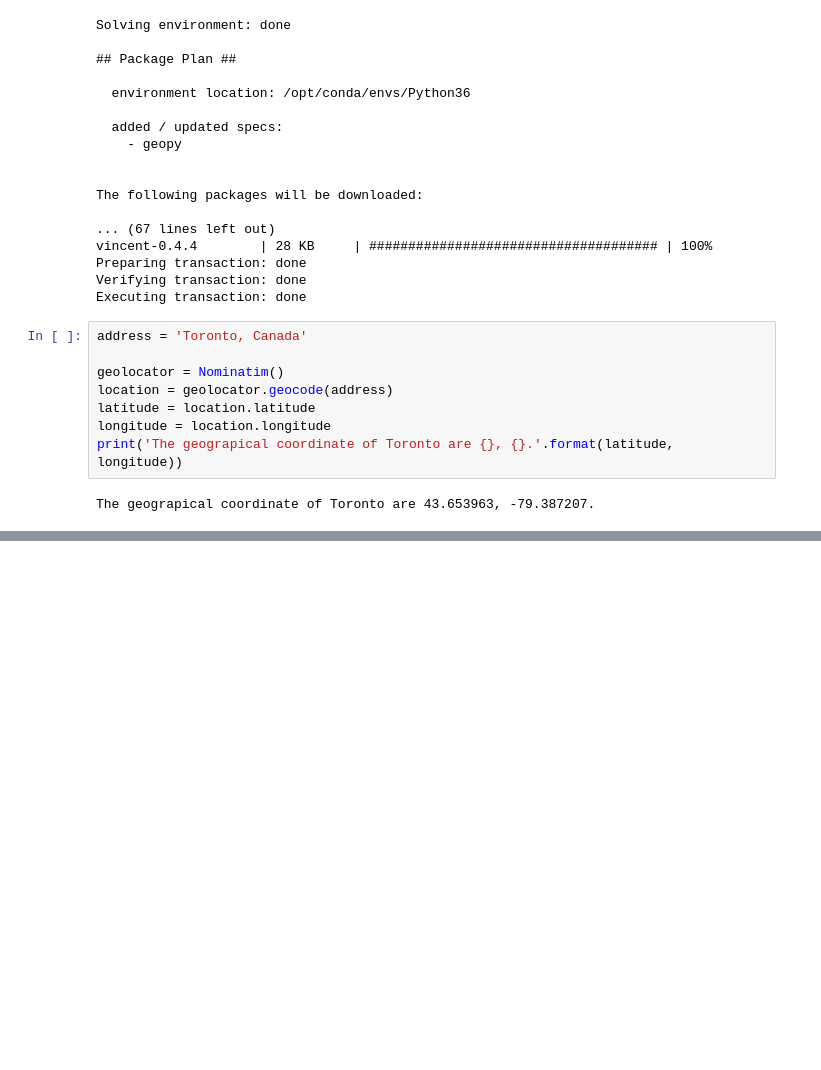
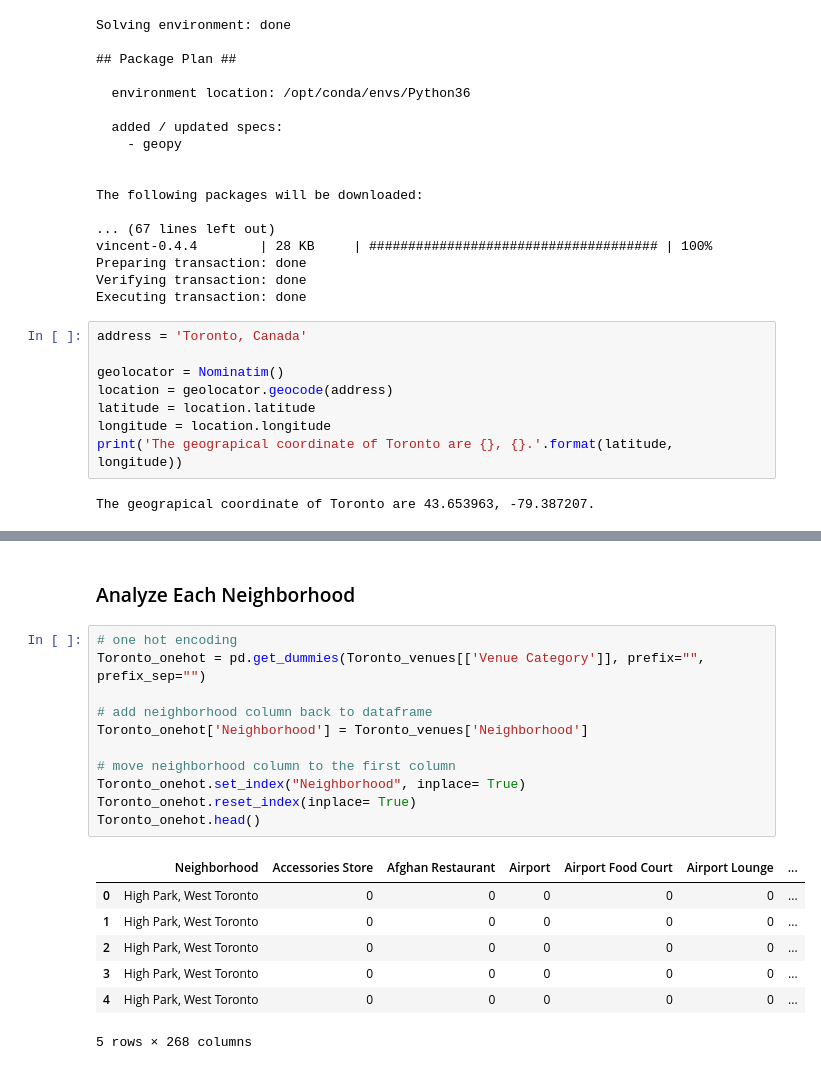
Before and after one commit to mvillagomezbenito/github-example, a Jupyter notebook: Capstone-W03.ipynb, the cells around one changed output, grey strips where cells are left out. Cells and saved outputs as stored; diff of their text form; blank space fills up the shorter version.

```diff
--- a/Capstone-W03.ipynb
+++ b/Capstone-W03.ipynb
@@ -257,0 +322,21 @@ map_toronto
+# %% [markdown]
+### Analyze Each Neighborhood
+# %%
+# one hot encoding
+Toronto_onehot = pd.get_dummies(Toronto_venues[['Venue Category']], prefix="", prefix_sep="")
+
+# add neighborhood column back to dataframe
+Toronto_onehot['Neighborhood'] = Toronto_venues['Neighborhood']
+
+# move neighborhood column to the first column
+Toronto_onehot.set_index("Neighborhood", inplace= True)
+Toronto_onehot.reset_index(inplace= True)
+Toronto_onehot.head()
+# %% [output]
+|  | Neighborhood | Accessories Store | Afghan Restaurant | Airport | Airport Food Court | Airport Lounge | ... |
+| 0 | High Park, West Toronto | 0 | 0 | 0 | 0 | 0 | ... |
+| 1 | High Park, West Toronto | 0 | 0 | 0 | 0 | 0 | ... |
+| 2 | High Park, West Toronto | 0 | 0 | 0 | 0 | 0 | ... |
+| 3 | High Park, West Toronto | 0 | 0 | 0 | 0 | 0 | ... |
+| 4 | High Park, West Toronto | 0 | 0 | 0 | 0 | 0 | ... |
+5 rows × 268 columns
```
Also changed, not shown: parts of 13 cells of this notebook.
